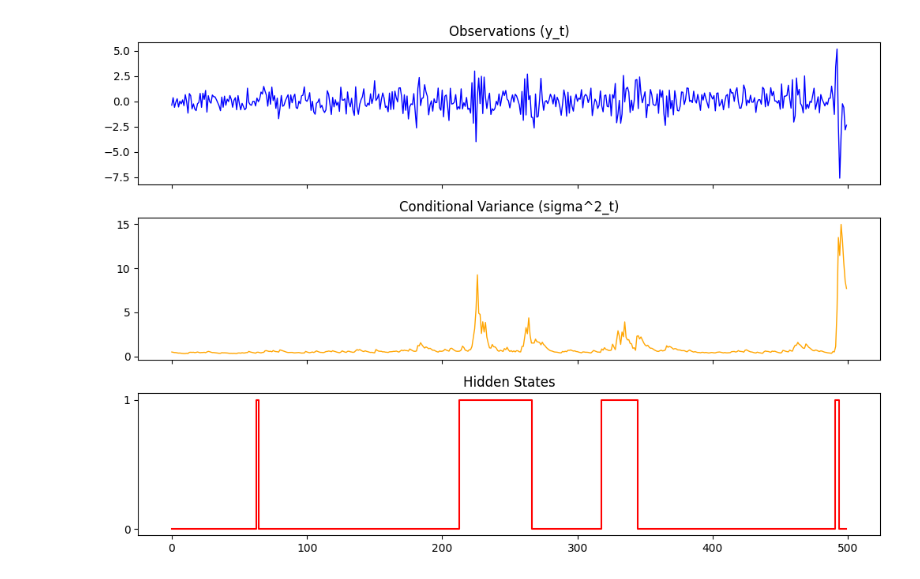
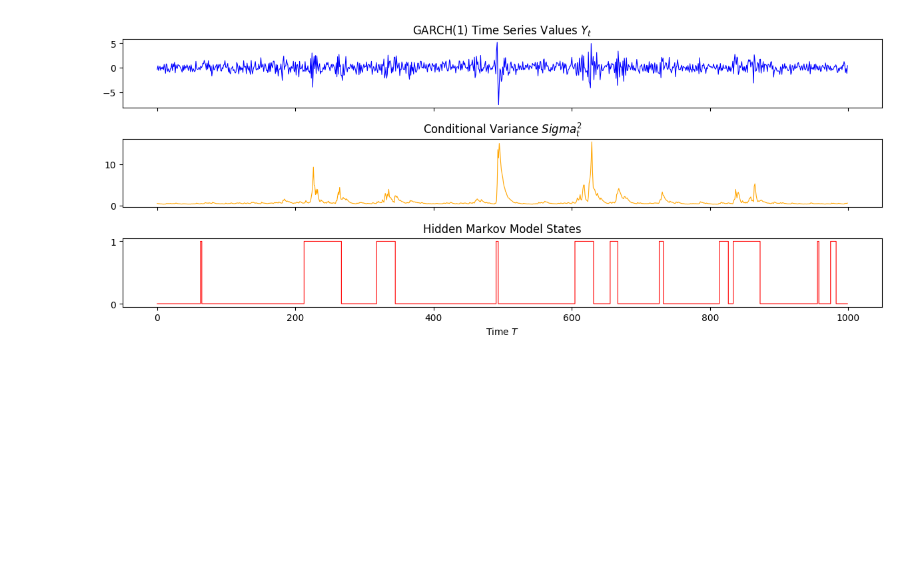
Before and after one commit to egil10/stk-mat2011, a Jupyter notebook: code/notebooks/garch1.ipynb, the cells around one changed output. Cells and saved outputs as stored; diff of their text form; code cells hidden in the pictures; blank space fills up the shorter version.

Commit message:
arch-garch

```diff
--- a/code/notebooks/garch1.ipynb
+++ b/code/notebooks/garch1.ipynb
@@ -4 +1,18 @@ import matplotlib.pyplot as plt
+# %%
+# Importing packages
+import numpy as np
+import matplotlib.pyplot as plt
+import os
+
+# Setting up a plotting directory in the repository
+plot_dir = os.path.join("..", "plots", "eda")
+os.makedirs(plot_dir, exist_ok=True)
+# %%
+""" Global parameters """
+
+# Answer to the universe
+np.random.seed(42)
+
+# Number of time periods
+T = 1000
 # %%
@@ -46,18 +81,30 @@ t=400   State: 0   Sigma^2:   0.44  y:   0.22
 # %%
-fig, (ax1, ax2, ax3) = plt.subplots(3, 1, figsize=(10, 7), sharex=True)
+""" Plotting figure """
 
-ax1.plot(y, color='blue', linewidth=1)
-ax1.set_title("Observations (y_t)")
+# Setting up an environment with three panels stacked
+fig, (ax1, ax2, ax3) = plt.subplots(3, 1, figsize=(12, 5), sharex=True)
 
-# Plotting sigma2 instead of var
-ax2.plot(sigma2, color='orange', linewidth=1)
-ax2.set_title("Conditional Variance (sigma^2_t)")
+# First panel
+ax1.plot(y, color='blue', linewidth=0.8)
+ax1.set_title("GARCH(1) Time Series Values $Y_t$")
 
-ax3.plot(states, color='red', drawstyle='steps-mid')
-ax3.set_title("Hidden States")
+# Second panel plotting sigma2 instead of var
+ax2.plot(sigma2, color='orange', linewidth=0.8)
+ax2.set_title(f"Conditional Variance $Sigma_t^2$")
+
+# Third panel
+ax3.plot(states, color='red', drawstyle='steps-mid', linewidth=0.8)
+ax3.set_title("Hidden Markov Model States")
 ax3.set_yticks([0, 1])
 
+# Arguments for both panels
+plt.xlabel("Time $T$")
+
+# Tight layout
 plt.tight_layout()
+
+# Saving and showing the figure
+plt.savefig(os.path.join(plot_dir, f"garch1-hmm.pdf"), bbox_inches="tight")
 plt.show()
 # %% [output]
-[figure, old version]
+[figure, new version]
```
Also changed, not shown: parts of 2 cells of this notebook, 2 other files.
